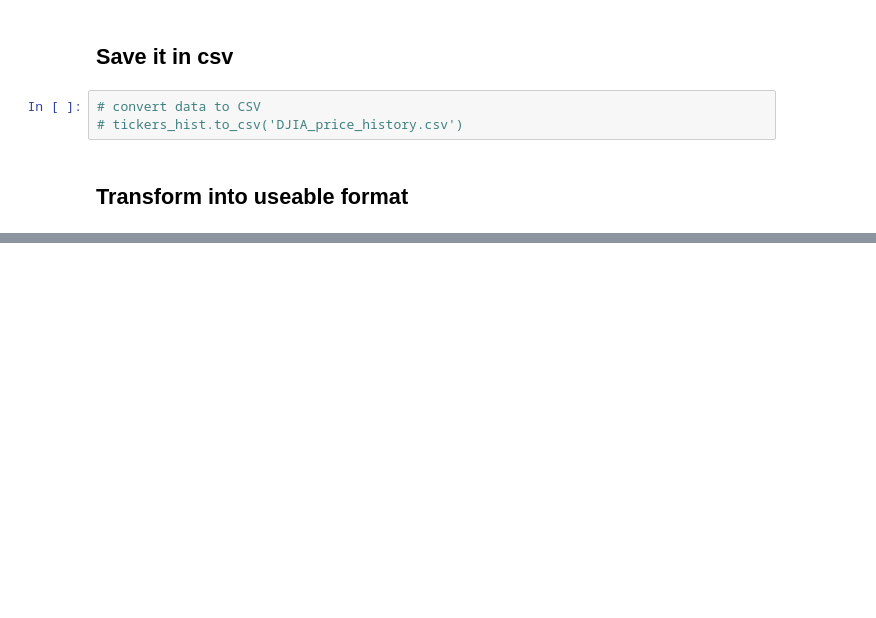
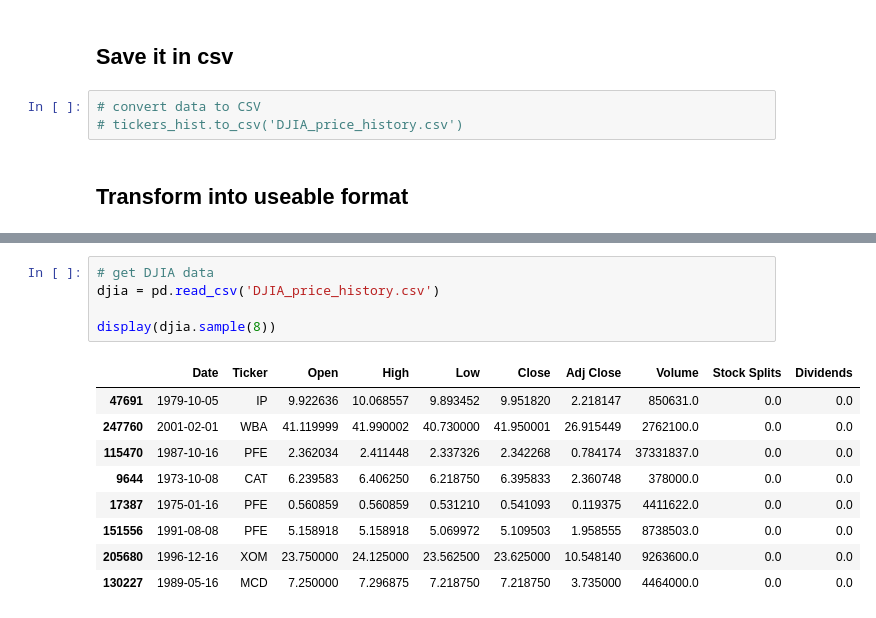
Before and after one commit to zdravoj/stock-bot, a Jupyter notebook: trading_sandbox.ipynb, the cells around one changed output, grey strips where cells are left out. Cells and saved outputs as stored; diff of their text form; blank space fills up the shorter version.

```diff
--- a/trading_sandbox.ipynb
+++ b/trading_sandbox.ipynb
@@ -329,0 +334,15 @@ Everything looks good here. Roughly 500k records is a solid dataset to work with
+# %%
+# get DJIA data
+djia = pd.read_csv('DJIA_price_history.csv')
+
+display(djia.sample(8))
+# %% [output]
+|  | Date | Ticker | Open | High | Low | Close | Adj Close | Volume | Stock Splits | Dividends |
+| 47691 | 1979-10-05 | IP | 9.922636 | 10.068557 | 9.893452 | 9.951820 | 2.218147 | 850631.0 | 0.0 | 0.0 |
+| 247760 | 2001-02-01 | WBA | 41.119999 | 41.990002 | 40.730000 | 41.950001 | 26.915449 | 2762100.0 | 0.0 | 0.0 |
+| 115470 | 1987-10-16 | PFE | 2.362034 | 2.411448 | 2.337326 | 2.342268 | 0.784174 | 37331837.0 | 0.0 | 0.0 |
+| 9644 | 1973-10-08 | CAT | 6.239583 | 6.406250 | 6.218750 | 6.395833 | 2.360748 | 378000.0 | 0.0 | 0.0 |
+| 17387 | 1975-01-16 | PFE | 0.560859 | 0.560859 | 0.531210 | 0.541093 | 0.119375 | 4411622.0 | 0.0 | 0.0 |
+| 151556 | 1991-08-08 | PFE | 5.158918 | 5.158918 | 5.069972 | 5.109503 | 1.958555 | 8738503.0 | 0.0 | 0.0 |
+| 205680 | 1996-12-16 | XOM | 23.750000 | 24.125000 | 23.562500 | 23.625000 | 10.548140 | 9263600.0 | 0.0 | 0.0 |
+| 130227 | 1989-05-16 | MCD | 7.250000 | 7.296875 | 7.218750 | 7.218750 | 3.735000 | 4464000.0 | 0.0 | 0.0 |
```
Also changed, not shown: parts of 9 cells of this notebook.
